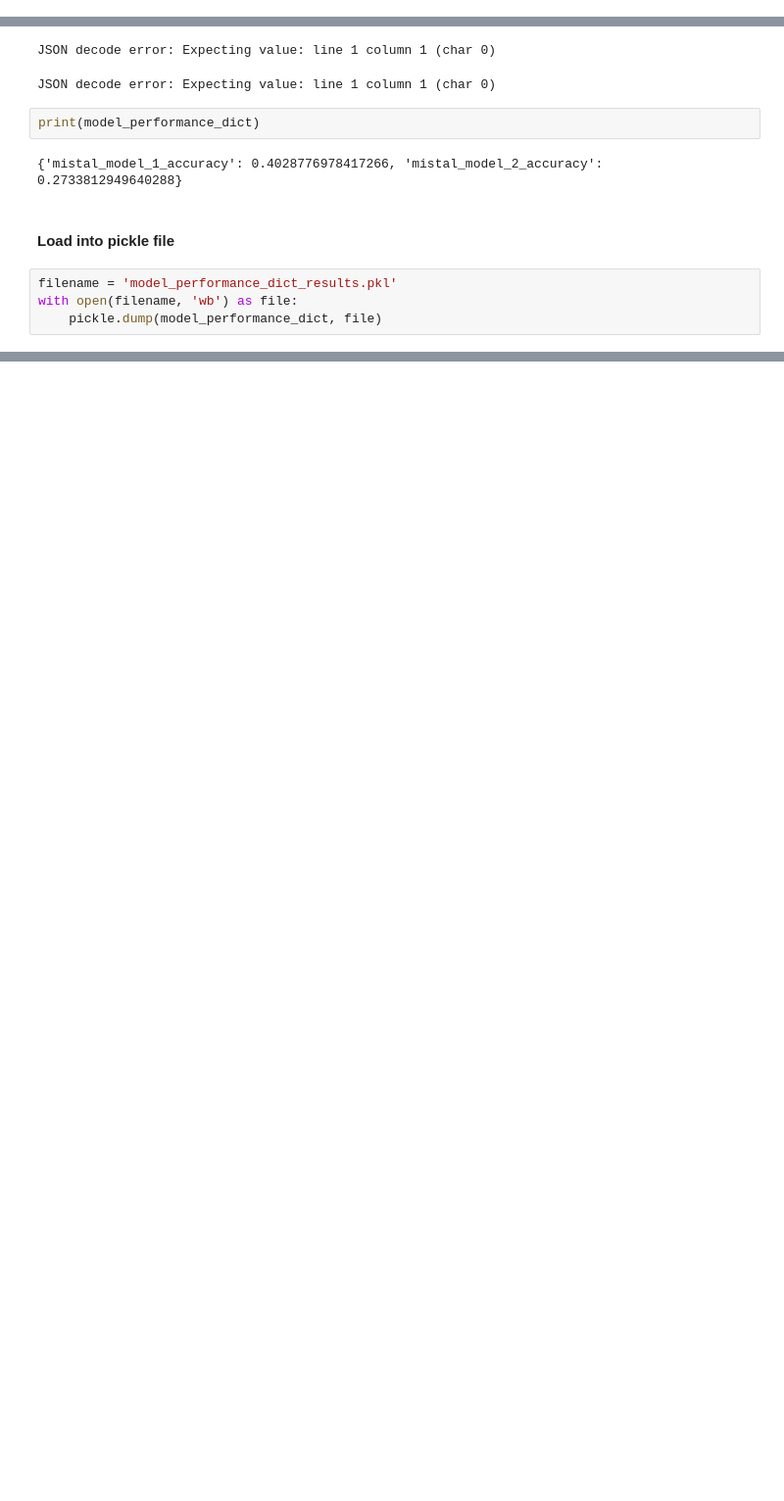
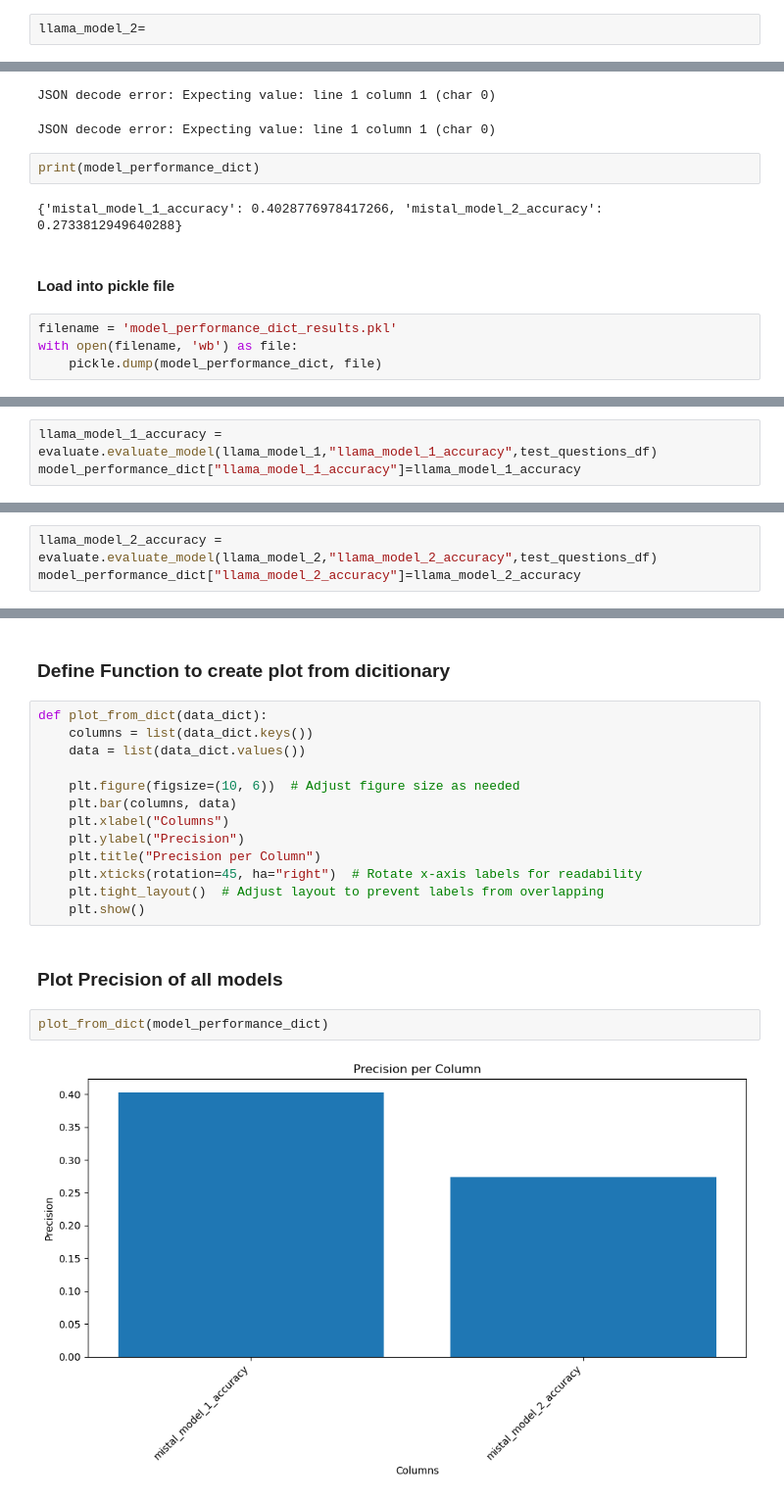
Before and after one commit to abornntec/proyecto_Integrador, a Jupyter notebook: Avance5.17.ipynb, the cells around one changed output, grey strips where cells are left out. Shown at 98% size. Cells and saved outputs as stored; diff of their text form; blank space fills up the shorter version.

```diff
--- a/Avance5.17.ipynb
+++ b/Avance5.17.ipynb
@@ -292,5 +294,7 @@ Dispositivo activo: cpu
 # %% [markdown]
 ### Model 4 LLAMA with second prompt
+# %%
+llama_model_2=
 # %% [markdown]
 ## Preapere evaluation Method
 # %% [markdown]
@@ -500,0 +509,3 @@ with open(filename, 'wb') as file:
+# %%
+llama_model_1_accuracy = evaluate.evaluate_model(llama_model_1,"llama_model_1_accuracy",test_questions_df)
+model_performance_dict["llama_model_1_accuracy"]=llama_model_1_accuracy
@@ -500,0 +520,3 @@ with open(filename, 'wb') as file:
+# %%
+llama_model_2_accuracy = evaluate.evaluate_model(llama_model_2,"llama_model_2_accuracy",test_questions_df)
+model_performance_dict["llama_model_2_accuracy"]=llama_model_2_accuracy
@@ -500,0 +531,21 @@ with open(filename, 'wb') as file:
+# %% [markdown]
+### Define Function to create plot from dicitionary
+# %%
+def plot_from_dict(data_dict):
+    columns = list(data_dict.keys())
+    data = list(data_dict.values())
+
+    plt.figure(figsize=(10, 6))  # Adjust figure size as needed
+    plt.bar(columns, data)
+    plt.xlabel("Columns")
+    plt.ylabel("Precision")
+    plt.title("Precision per Column")
+    plt.xticks(rotation=45, ha="right")  # Rotate x-axis labels for readability
+    plt.tight_layout()  # Adjust layout to prevent labels from overlapping
+    plt.show()
+# %% [markdown]
+### Plot Precision of all models
+# %%
+plot_from_dict(model_performance_dict)
+# %% [output]
+[figure, added]
```
Also changed, not shown: parts of 9 cells of this notebook.
